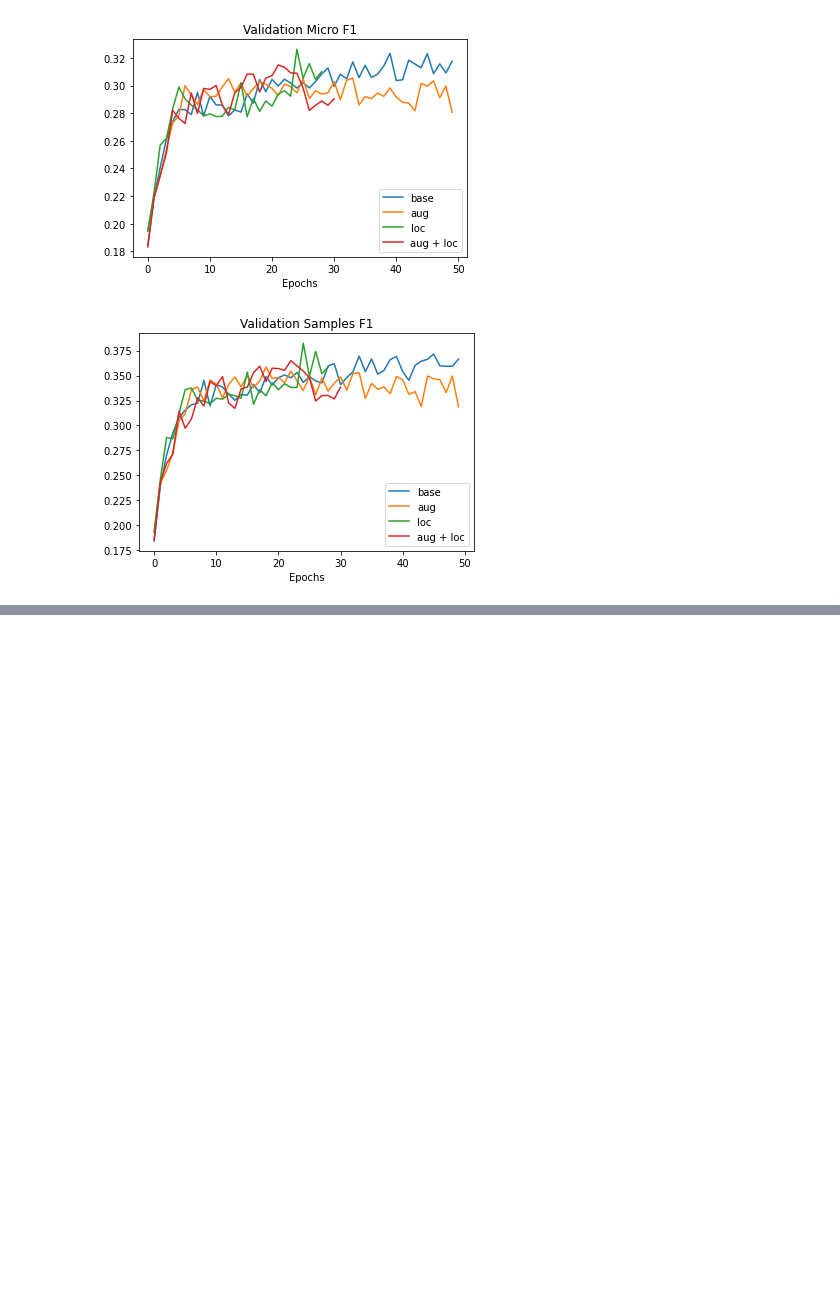
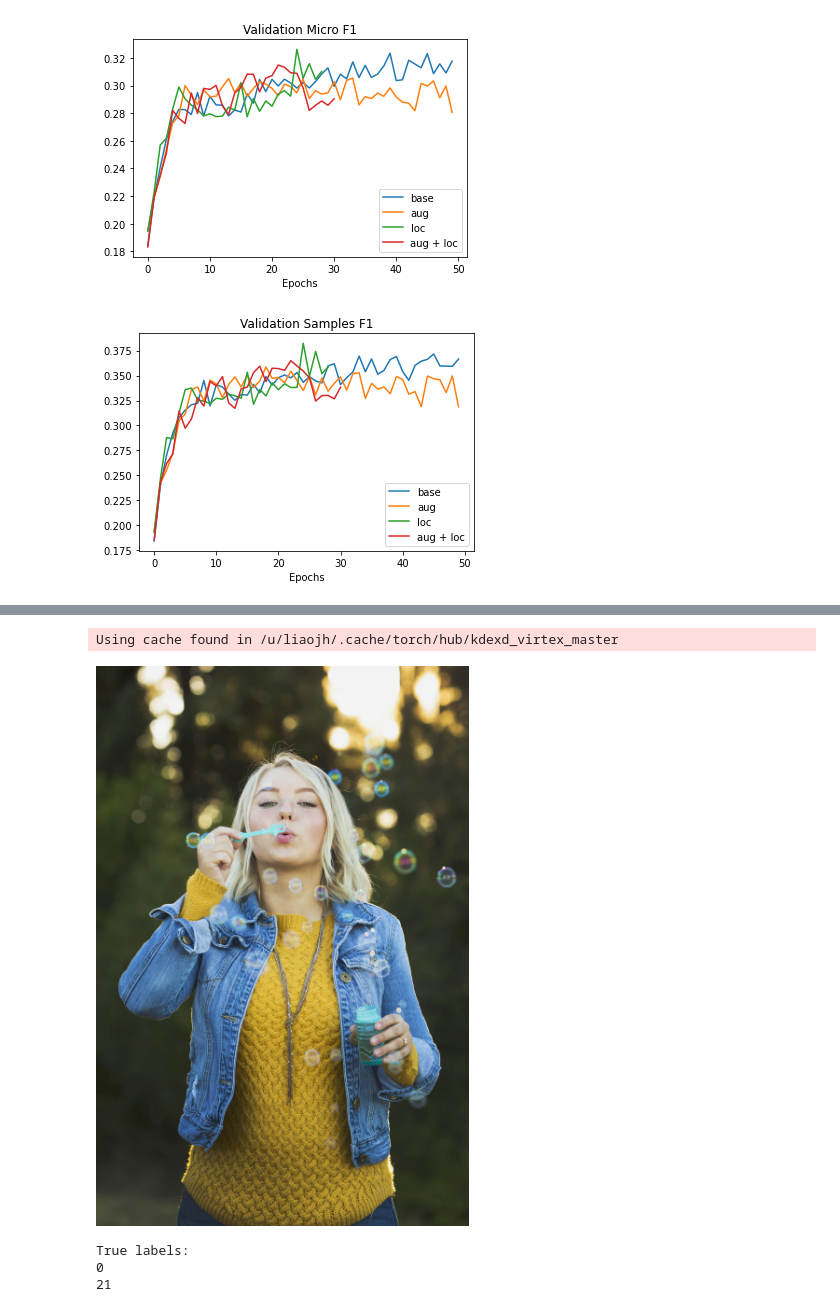
Before and after one commit to cs395t-intent/cross-modal-intent, a Jupyter notebook: visualizations.ipynb, the cells around one changed output, grey strips where cells are left out. Cells and saved outputs as stored; diff of their text form; code cells hidden in the pictures; blank space fills up the shorter version.

Commit message:
Added visualizations + README for training commands

```diff
--- a/visualizations.ipynb
+++ b/visualizations.ipynb
@@ -46,0 +59,6 @@ graph('val', 'samples_f1', 'Validation Samples F1')
+# %%
+virtex_model = VirtexVisual()
+virtex_model.load_state_dict(virtex_best['model_state_dict'])
+virtex_model = virtex_model.eval()
+# %% [output]
+Using cache found in /u/liaojh/.cache/torch/hub/kdexd_virtex_master
@@ -46,0 +73,20 @@ graph('val', 'samples_f1', 'Validation Samples F1')
+# %%
+cwd = os.getcwd()
+val_annotation_path = os.path.join(cwd, 'data', '2020intent', 'annotations', 'intentonomy_val2020.json')
+img_dir = os.path.join(cwd, 'data', '2020intent', 'images', 'low')
+val_dataset = Dataset(img_dir, val_annotation_path, get_transform(type='val'), type='val')
+# %%
+img, label, id = val_dataset[230]
+# %%
+display.Image(filename=os.path.join(img_dir, id + ".jpg"))
+# %% [output]
+[figure, added]
+# %%
+print("True labels:")
+for idx in range(28):
+    if label[idx] == 1:
+        print(idx)
+# %% [output]
+True labels:
+0
+21
```
Also changed, not shown: parts of 9 cells of this notebook, 1 other file.
